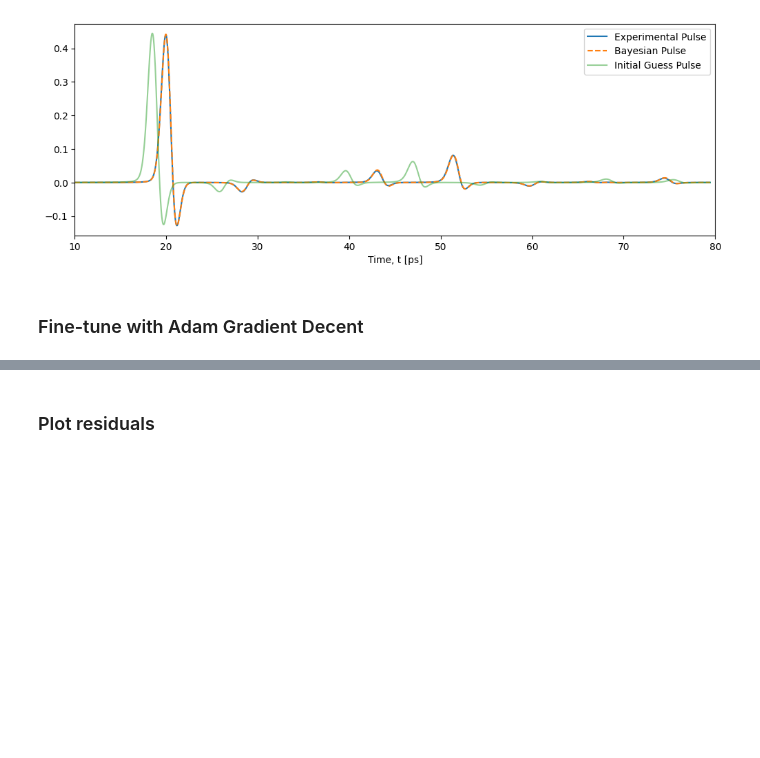
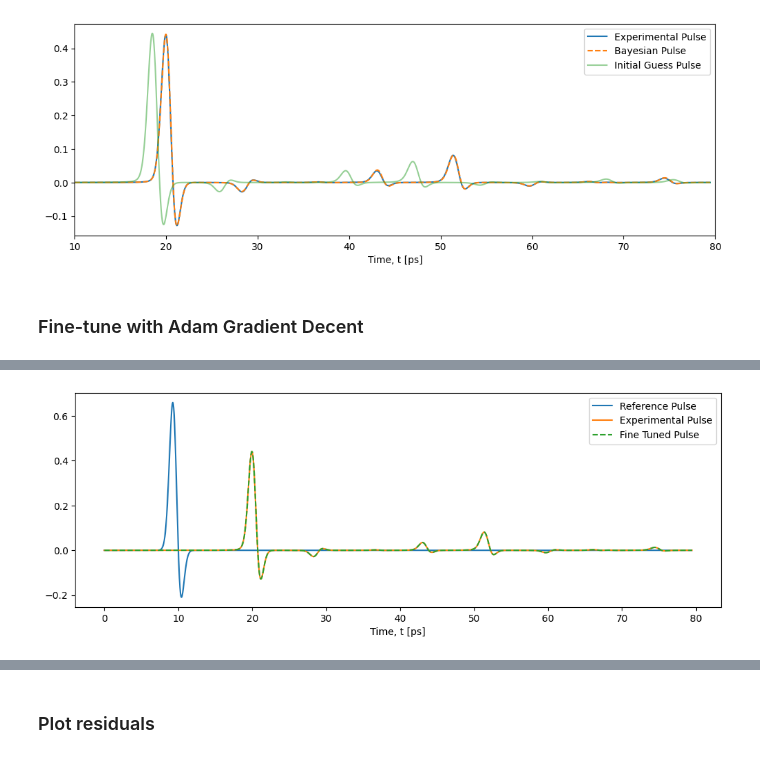
Before and after one commit to tls54/THz-TDS, a Jupyter notebook: Transfer Matrix Method/Bayesian_demonstration.ipynb, the cells around one changed output, grey strips where cells are left out. Cells and saved outputs as stored; diff of their text form; code cells hidden in the pictures; blank space fills up the shorter version.

Commit message:
Updated and fine tuned lr and epochs.

```diff
--- a/Transfer Matrix Method/Bayesian_demonstration.ipynb
+++ b/Transfer Matrix Method/Bayesian_demonstration.ipynb
@@ -87,9 +87,9 @@ Layer 2 - k ∈ (-0.027000000000000003, -0.007000000000000001)
 ### Fine-tune with Adam Gradient Decent
 # %%
 alpha = 1
-LE_nk = LayeredExtractor(reference_pulse, experimental_pulse, deltat, bayesian_NK_params, lr=0.001, optimize_mask=optimize_mask)
+LE_nk = LayeredExtractor(reference_pulse, experimental_pulse, deltat, bayesian_NK_params, lr=0.0001, optimize_mask=optimize_mask)
 print(f'Optimizing n and k with initial conditions {layers_nk_init}')
-optim_params = LE_nk.optimize(num_iterations=50, updates=5, alpha=alpha)
+optim_params = LE_nk.optimize(num_iterations=300, updates=50, alpha=alpha)
 
 
 
@@ -98,10 +98,11 @@ optimal_pulse_nk = optimal_pulse_nk[:L]
 
 print(optim_params)
 plt.figure(figsize=(12,4))
-plt.plot(t_axis*1e12, reference_pulse, label='ref pulse')
-plt.plot(t_axis*1e12, experimental_pulse.detach().cpu().numpy(), label='exp pulse')
-plt.plot(t_axis*1e12, optimal_pulse_nk.detach().cpu().numpy(), label='opt pulse')
+plt.plot(t_axis*1e12, reference_pulse, label='Reference Pulse')
+plt.plot(t_axis*1e12, experimental_pulse.detach().cpu().numpy(), label='Experimental Pulse')
+plt.plot(t_axis*1e12, optimal_pulse_nk.detach().cpu().numpy(), label='Fine Tuned Pulse', linestyle='--')
 
 plt.xlabel('Time, t [ps]')
 plt.legend()
 plt.show()
+# %% [output]
@@ -108,3 +118,4 @@ plt.show()
+[figure, added]
 # %%
 plt.plot(LE_nk.loss_history)
 plt.xlabel('Iterations')
```
Also changed, not shown: parts of 12 cells of this notebook.
